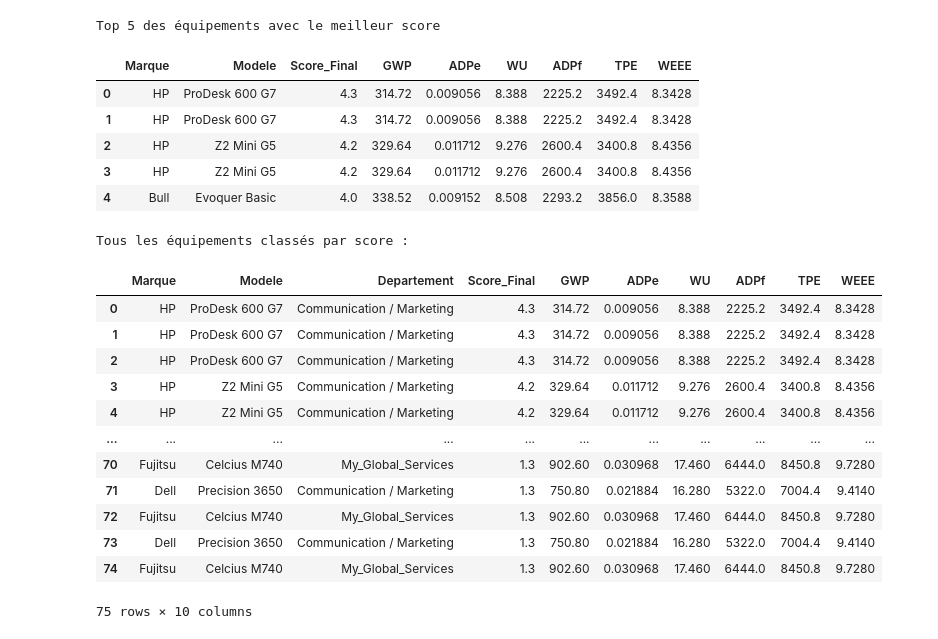
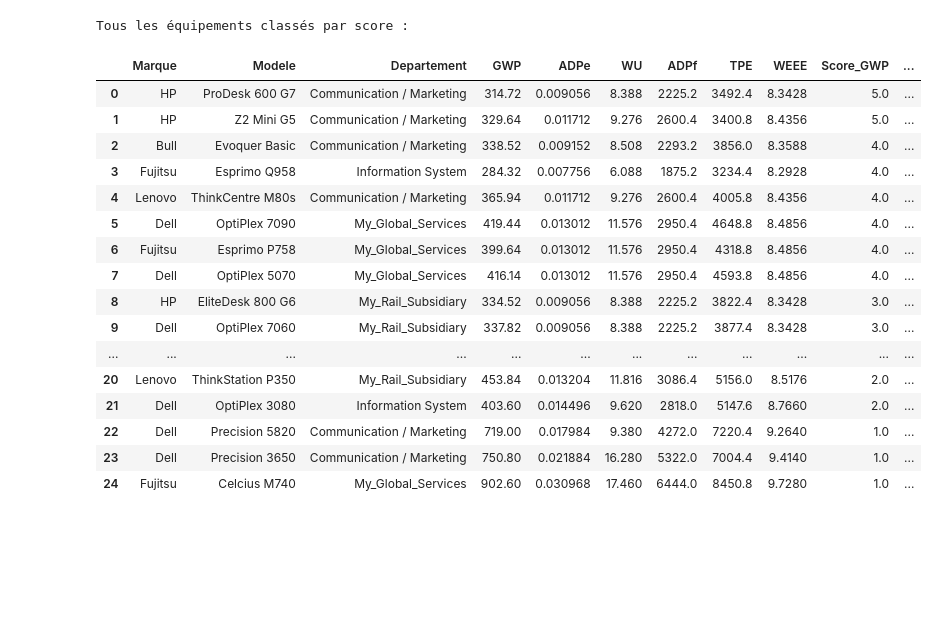
Before and after one commit to Chheche/RevelleIt_Ai, a Jupyter notebook: Test.ipynb, the cells around one changed output. Saved outputs shown, nothing was run; the diff lists cells and outputs as text; code cells hidden in the pictures; blank space fills up the shorter version.

```diff
--- a/Test.ipynb
+++ b/Test.ipynb
@@ -13,35 +6,31 @@ top_5 = pd.read_sql_query("""
-# %%
-print("Top 5 des équipements avec le meilleur score")
-top_5
-# %% [output]
-Top 5 des équipements avec le meilleur score
-|  | Marque | Modele | Score_Final | GWP | ADPe | WU | ADPf | TPE | WEEE |
-| 0 | HP | ProDesk 600 G7 | 4.3 | 314.72 | 0.009056 | 8.388 | 2225.2 | 3492.4 | 8.3428 |
-| 1 | HP | ProDesk 600 G7 | 4.3 | 314.72 | 0.009056 | 8.388 | 2225.2 | 3492.4 | 8.3428 |
-| 2 | HP | Z2 Mini G5 | 4.2 | 329.64 | 0.011712 | 9.276 | 2600.4 | 3400.8 | 8.4356 |
-| 3 | HP | Z2 Mini G5 | 4.2 | 329.64 | 0.011712 | 9.276 | 2600.4 | 3400.8 | 8.4356 |
-| 4 | Bull | Evoquer Basic | 4.0 | 338.52 | 0.009152 | 8.508 | 2293.2 | 3856.0 | 8.3588 |
 # %%
 # Tableau de tous les desktops classés par score
 all_desktops = pd.read_sql_query("""
-    SELECT Marque, Modele, Departement, Score_Final, GWP, ADPe, WU, ADPf, TPE, WEEE
+    SELECT DISTINCT Marque, Modele, Departement,
+           GWP, ADPe, WU, ADPf, TPE, WEEE, Score_GWP, Score_ADPe, Score_WU, Score_ADPf, Score_TPE, Score_WEEE,Green_IT_Score
     FROM impacts_calcules
-    ORDER BY Score_Final DESC
+    ORDER BY Green_IT_Score DESC
 """, conn)
+# éliminer les éventuels doublons résiduels
+all_desktops = all_desktops.drop_duplicates()
 print("Tous les équipements classés par score :")
 all_desktops
 # %% [output]
 Tous les équipements classés par score :
-|  | Marque | Modele | Departement | Score_Final | GWP | ADPe | WU | ADPf | TPE | WEEE |
-| 0 | HP | ProDesk 600 G7 | Communication / Marketing | 4.3 | 314.72 | 0.009056 | 8.388 | 2225.2 | 3492.4 | 8.3428 |
-| 1 | HP | ProDesk 600 G7 | Communication / Marketing | 4.3 | 314.72 | 0.009056 | 8.388 | 2225.2 | 3492.4 | 8.3428 |
-| 2 | HP | ProDesk 600 G7 | Communication / Marketing | 4.3 | 314.72 | 0.009056 | 8.388 | 2225.2 | 3492.4 | 8.3428 |
-| 3 | HP | Z2 Mini G5 | Communication / Marketing | 4.2 | 329.64 | 0.011712 | 9.276 | 2600.4 | 3400.8 | 8.4356 |
-| 4 | HP | Z2 Mini G5 | Communication / Marketing | 4.2 | 329.64 | 0.011712 | 9.276 | 2600.4 | 3400.8 | 8.4356 |
-| ... | ... | ... | ... | ... | ... | ... | ... | ... | ... | ... |
-| 70 | Fujitsu | Celcius M740 | My_Global_Services | 1.3 | 902.60 | 0.030968 | 17.460 | 6444.0 | 8450.8 | 9.7280 |
-| 71 | Dell | Precision 3650 | Communication / Marketing | 1.3 | 750.80 | 0.021884 | 16.280 | 5322.0 | 7004.4 | 9.4140 |
-| 72 | Fujitsu | Celcius M740 | My_Global_Services | 1.3 | 902.60 | 0.030968 | 17.460 | 6444.0 | 8450.8 | 9.7280 |
-| 73 | Dell | Precision 3650 | Communication / Marketing | 1.3 | 750.80 | 0.021884 | 16.280 | 5322.0 | 7004.4 | 9.4140 |
-| 74 | Fujitsu | Celcius M740 | My_Global_Services | 1.3 | 902.60 | 0.030968 | 17.460 | 6444.0 | 8450.8 | 9.7280 |
+|  | Marque | Modele | Departement | GWP | ADPe | WU | ADPf | TPE | WEEE | Score_GWP | ... |
+| 0 | HP | ProDesk 600 G7 | Communication / Marketing | 314.72 | 0.009056 | 8.388 | 2225.2 | 3492.4 | 8.3428 | 5.0 | ... |
+| 1 | HP | Z2 Mini G5 | Communication / Marketing | 329.64 | 0.011712 | 9.276 | 2600.4 | 3400.8 | 8.4356 | 5.0 | ... |
+| 2 | Bull | Evoquer Basic | Communication / Marketing | 338.52 | 0.009152 | 8.508 | 2293.2 | 3856.0 | 8.3588 | 4.0 | ... |
+| 3 | Fujitsu | Esprimo Q958 | Information System | 284.32 | 0.007756 | 6.088 | 1875.2 | 3234.4 | 8.2928 | 4.0 | ... |
+| 4 | Lenovo | ThinkCentre M80s | Communication / Marketing | 365.94 | 0.011712 | 9.276 | 2600.4 | 4005.8 | 8.4356 | 4.0 | ... |
+| 5 | Dell | OptiPlex 7090 | My_Global_Services | 419.44 | 0.013012 | 11.576 | 2950.4 | 4648.8 | 8.4856 | 4.0 | ... |
+| 6 | Fujitsu | Esprimo P758 | My_Global_Services | 399.64 | 0.013012 | 11.576 | 2950.4 | 4318.8 | 8.4856 | 4.0 | ... |
+| 7 | Dell | OptiPlex 5070 | My_Global_Services | 416.14 | 0.013012 | 11.576 | 2950.4 | 4593.8 | 8.4856 | 4.0 | ... |
+| 8 | HP | EliteDesk 800 G6 | My_Rail_Subsidiary | 334.52 | 0.009056 | 8.388 | 2225.2 | 3822.4 | 8.3428 | 3.0 | ... |
+| 9 | Dell | OptiPlex 7060 | My_Rail_Subsidiary | 337.82 | 0.009056 | 8.388 | 2225.2 | 3877.4 | 8.3428 | 3.0 | ... |
+| ... | ... | ... | ... | ... | ... | ... | ... | ... | ... | ... | ... |
+| 20 | Lenovo | ThinkStation P350 | My_Rail_Subsidiary | 453.84 | 0.013204 | 11.816 | 3086.4 | 5156.0 | 8.5176 | 2.0 | ... |
+| 21 | Dell | OptiPlex 3080 | Information System | 403.60 | 0.014496 | 9.620 | 2818.0 | 5147.6 | 8.7660 | 2.0 | ... |
+| 22 | Dell | Precision 5820 | Communication / Marketing | 719.00 | 0.017984 | 9.380 | 4272.0 | 7220.4 | 9.2640 | 1.0 | ... |
+| 23 | Dell | Precision 3650 | Communication / Marketing | 750.80 | 0.021884 | 16.280 | 5322.0 | 7004.4 | 9.4140 | 1.0 | ... |
+| 24 | Fujitsu | Celcius M740 | My_Global_Services | 902.60 | 0.030968 | 17.460 | 6444.0 | 8450.8 | 9.7280 | 1.0 | ... |
-75 rows × 10 columns
```
Also changed, not shown: parts of 8 cells of this notebook, 4 other files.
